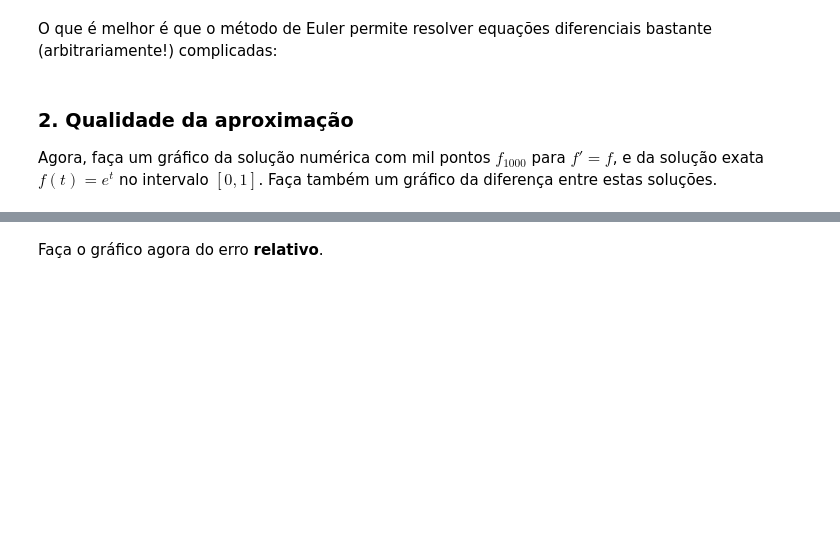
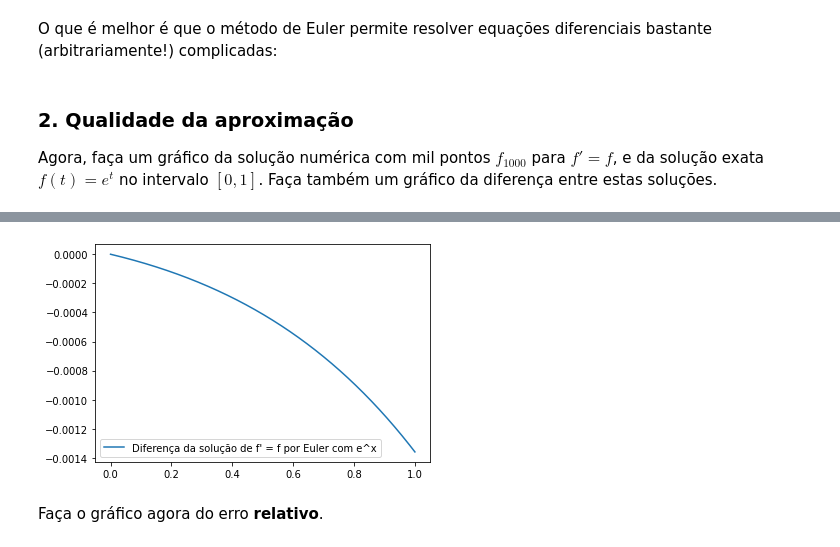
Before and after one commit to d-nct/cc1-projeto2, a Jupyter notebook: Projeto2.ipynb, the cells around one changed output, grey strips where cells are left out. Saved outputs shown, nothing was run; the diff lists cells and outputs as text; code cells hidden in the pictures; blank space fills up the shorter version.

```diff
--- a/Projeto2.ipynb
+++ b/Projeto2.ipynb
@@ -79,2 +93,10 @@ raise NotImplementedError()
+# %%
+xs, ys = euler(F1, 0, 1, 1, 999)
+plt.plot(xs, ys - np.exp(xs), label = "Diferença da solução de f' = f por Euler com e^x")
+ax = plt.gca()
+plt.legend()
+plt.show()
+# %% [output]
+[figure, added]
 # %% [markdown]
 Faça o gráfico agora do erro **relativo**.
```
Also changed, not shown: parts of 39 cells of this notebook.
